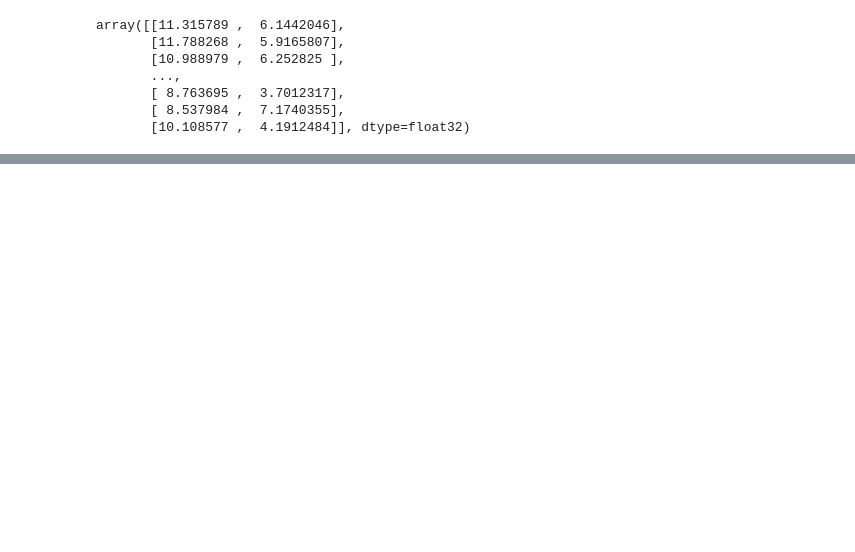
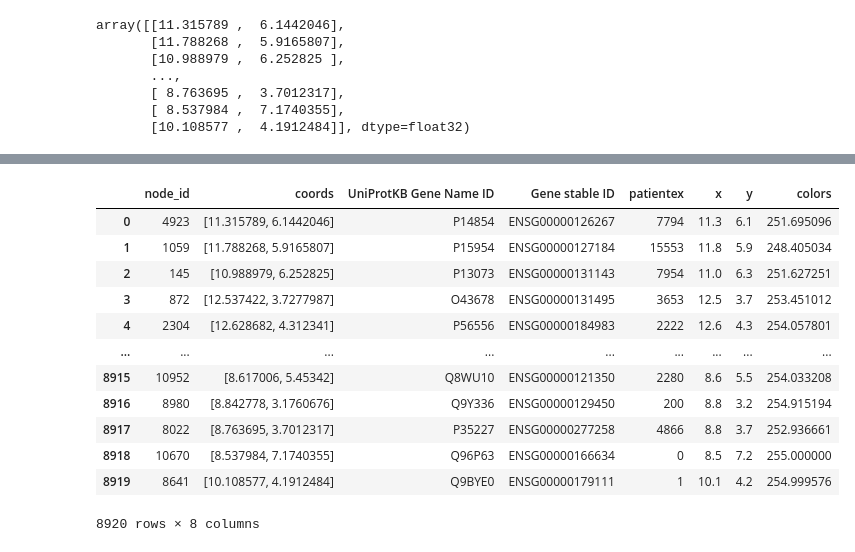
Before and after one commit to pauldrinn/bioeng-project, a Jupyter notebook: clustering.ipynb, the cells around one changed output, grey strips where cells are left out. Drawn from its saved outputs; the diff is of its cells as text; code cells hidden in the pictures; blank space fills up the shorter version.

```diff
--- a/clustering.ipynb
+++ b/clustering.ipynb
@@ -75,0 +181,16 @@ array([[11.315789 ,  6.1442046],
+# %%
+finalmerge
+# %% [output]
+|  | node_id | coords | UniProtKB Gene Name ID | Gene stable ID | patientex | x | y | colors |
+| 0 | 4923 | [11.315789, 6.1442046] | P14854 | ENSG00000126267 | 7794 | 11.3 | 6.1 | 251.695096 |
+| 1 | 1059 | [11.788268, 5.9165807] | P15954 | ENSG00000127184 | 15553 | 11.8 | 5.9 | 248.405034 |
+| 2 | 145 | [10.988979, 6.252825] | P13073 | ENSG00000131143 | 7954 | 11.0 | 6.3 | 251.627251 |
+| 3 | 872 | [12.537422, 3.7277987] | O43678 | ENSG00000131495 | 3653 | 12.5 | 3.7 | 253.451012 |
+| 4 | 2304 | [12.628682, 4.312341] | P56556 | ENSG00000184983 | 2222 | 12.6 | 4.3 | 254.057801 |
+| ... | ... | ... | ... | ... | ... | ... | ... | ... |
+| 8915 | 10952 | [8.617006, 5.45342] | Q8WU10 | ENSG00000121350 | 2280 | 8.6 | 5.5 | 254.033208 |
+| 8916 | 8980 | [8.842778, 3.1760676] | Q9Y336 | ENSG00000129450 | 200 | 8.8 | 3.2 | 254.915194 |
+| 8917 | 8022 | [8.763695, 3.7012317] | P35227 | ENSG00000277258 | 4866 | 8.8 | 3.7 | 252.936661 |
+| 8918 | 10670 | [8.537984, 7.1740355] | Q96P63 | ENSG00000166634 | 0 | 8.5 | 7.2 | 255.000000 |
+| 8919 | 8641 | [10.108577, 4.1912484] | Q9BYE0 | ENSG00000179111 | 1 | 10.1 | 4.2 | 254.999576 |
+8920 rows × 8 columns
```
Also changed, not shown: parts of 23 cells of this notebook, 4 other files.
